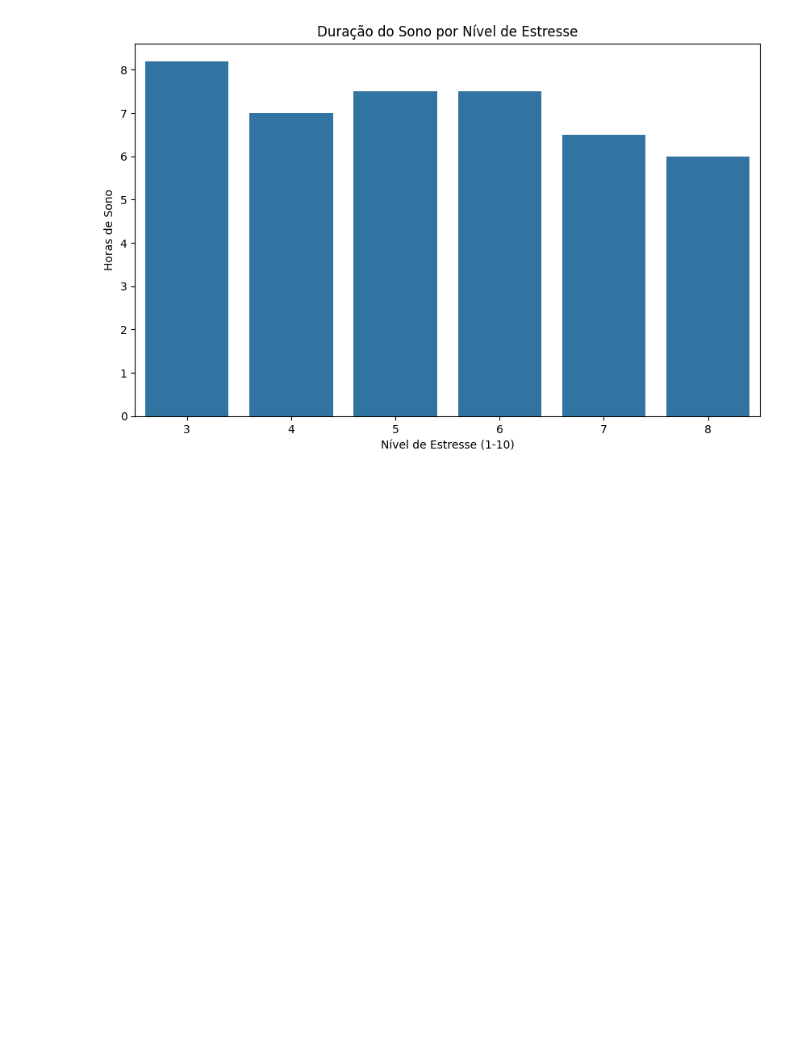
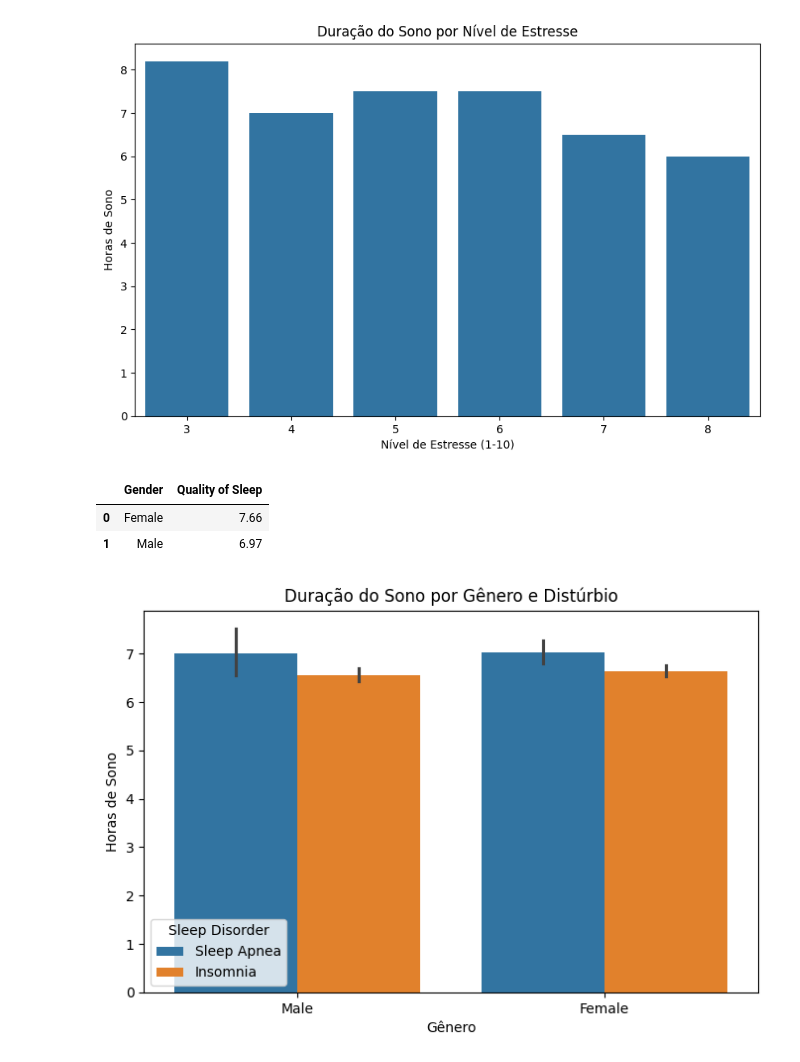
Before and after one commit to enzobanin/AnaliseDeDados, a Jupyter notebook: sonoEstiloDeVida.ipynb, the cells around one changed output. Drawn from its saved outputs; the diff is of its cells as text; code cells hidden in the pictures; blank space fills up the shorter version.

Commit message:
add análise de qualidade do sono por gênero e distúrbio

```diff
--- a/sonoEstiloDeVida.ipynb
+++ b/sonoEstiloDeVida.ipynb
@@ -255,3 +255,20 @@ plt.ylabel("Horas de Sono")
 plt.show()
 # %% [output]
 [figure]
+# %%
+# Qualidade do sono por gênero
+desafio1_genero = df.groupby("Gender")["Quality of Sleep"].mean().reset_index().round(2)
+desafio1_genero
+# %% [output]
+|  | Gender | Quality of Sleep |
+| 0 | Female | 7.66 |
+| 1 | Male | 6.97 |
+# %%
+plt.figure(figsize=(8, 5))
+sns.barplot(data=df, x="Gender", y="Sleep Duration", hue="Sleep Disorder")
+plt.title("Duração do Sono por Gênero e Distúrbio")
+plt.xlabel("Gênero")
+plt.ylabel("Horas de Sono")
+plt.show()
+# %% [output]
+[figure, added]
```
